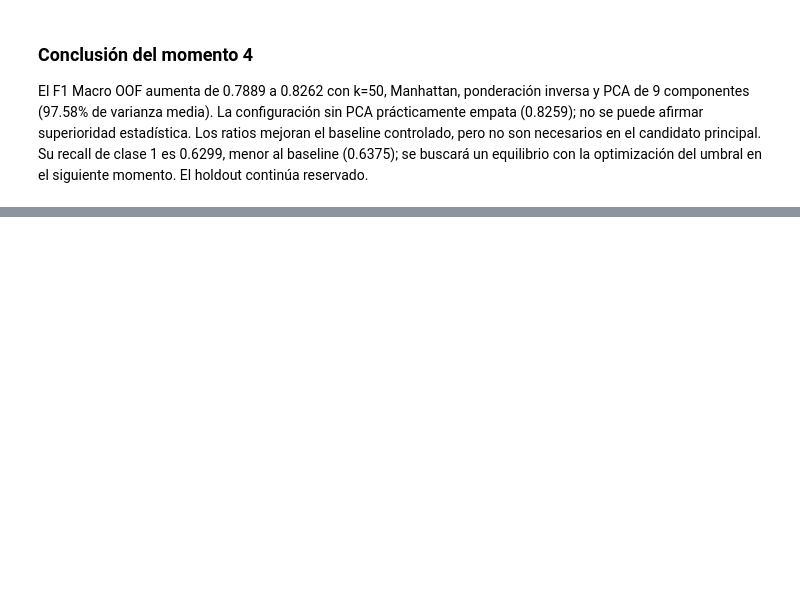
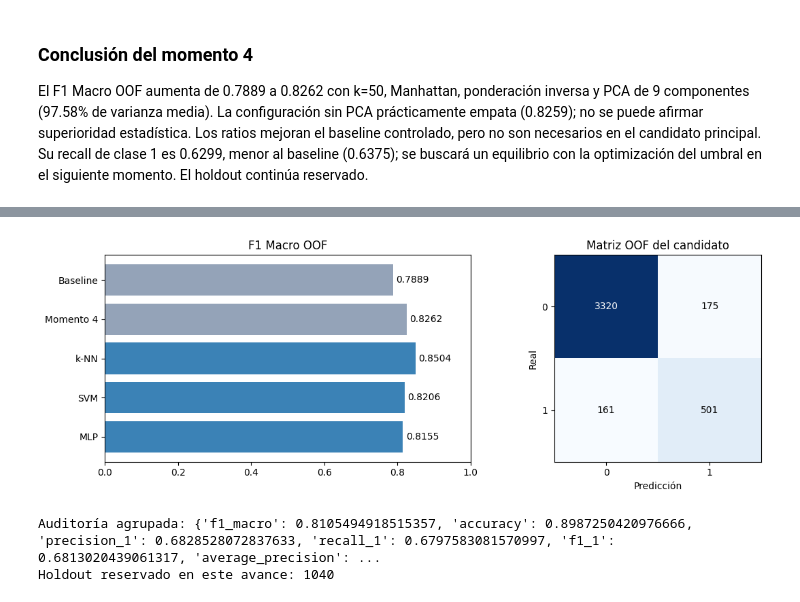
Before and after one commit to iamnicocr/wine-quality, a Jupyter notebook: notebooks/01_eda_y_modelado.ipynb, the cells around one changed output, grey strips where cells are left out. Cells and saved outputs as stored; diff of their text form; code cells hidden in the pictures; blank space fills up the shorter version.

Commit message:
comparar SVM MLP y optimizar k-NN con F1 Macro

```diff
--- a/notebooks/01_eda_y_modelado.ipynb
+++ b/notebooks/01_eda_y_modelado.ipynb
@@ -521,0 +526,11 @@ El F1 Macro OOF aumenta de 0.7889 a 0.8262 con k=50, Manhattan, ponderación inv
+# %%
+import sys
+if str(raiz) not in sys.path:
+    sys.path.insert(0,str(raiz))
+from modelado import buscar
+tabla_avanzada,resumen_avanzado=buscar(Xd,yd,folds,grupos,resultados)
+mejores_familias=tabla_avanzada[tabla_avanzada.elegible].groupby('familia',sort=False).head(1)
+display(mejores_familias[['modelo','f1_macro','f1_default','accuracy','precision_1','recall_1','f1_1','umbral','ajuste_medio_s','inferencia_media_s']].round(5))
+print('Configuraciones:',resumen_avanzado['configuraciones'],'| Ajustes reales:',resumen_avanzado['ajustes_reales'])
+print('Mejor candidato:',resumen_avanzado['ganador']['modelo'])
+print('Tiempos (s):',resumen_avanzado['tiempos_s'])
@@ -521,0 +548,16 @@ El F1 Macro OOF aumenta de 0.7889 a 0.8262 con k=50, Manhattan, ponderación inv
+# %%
+fig,axs=plt.subplots(1,2,figsize=(12,4))
+etiquetas=['Baseline','Momento 4']+mejores_familias.familia.tolist()
+valores=[float(mejor.f1_macro),float(mejor_fe.f1_macro)]+mejores_familias.f1_macro.tolist()
+axs[0].barh(etiquetas,valores,color=['#94a3b8','#94a3b8']+['#3b82b6']*len(mejores_familias)); axs[0].set_xlim(0,1); axs[0].set_title('F1 Macro OOF'); axs[0].invert_yaxis()
+for i,v in enumerate(valores): axs[0].text(v+.008,i,f'{v:.4f}',va='center')
+mat_av=np.array(resumen_avanzado['matriz_confusion_oof']); axs[1].imshow(mat_av,cmap='Blues'); axs[1].set(title='Matriz OOF del candidato',xlabel='Predicción',ylabel='Real',xticks=[0,1],yticks=[0,1])
+for i in range(2):
+    for j in range(2): axs[1].text(j,i,str(mat_av[i,j]),ha='center',va='center',color='white' if mat_av[i,j]>mat_av.max()/2 else 'black')
+fig.tight_layout(); fig.savefig(resultados/'avanzado_comparacion.png',dpi=140); plt.show()
+print('Auditoría agrupada:',resumen_avanzado['auditoria_grupos'])
+print('Holdout reservado en este avance:',len(hold))
+# %% [output]
+[figure, added]
+Auditoría agrupada: {'f1_macro': 0.8105494918515357, 'accuracy': 0.8987250420976666, 'precision_1': 0.6828528072837633, 'recall_1': 0.6797583081570997, 'f1_1': 0.6813020439061317, 'average_precision': ...
+Holdout reservado en este avance: 1040
```
Also changed, not shown: parts of 7 cells of this notebook.
